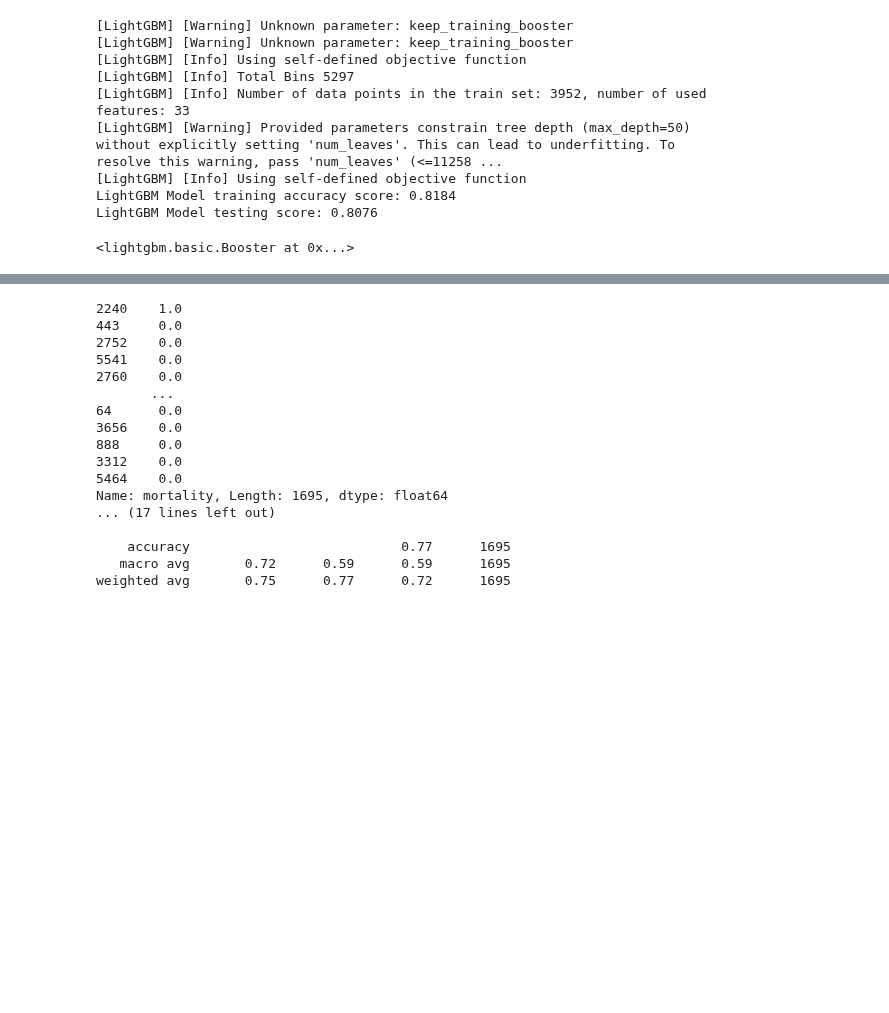
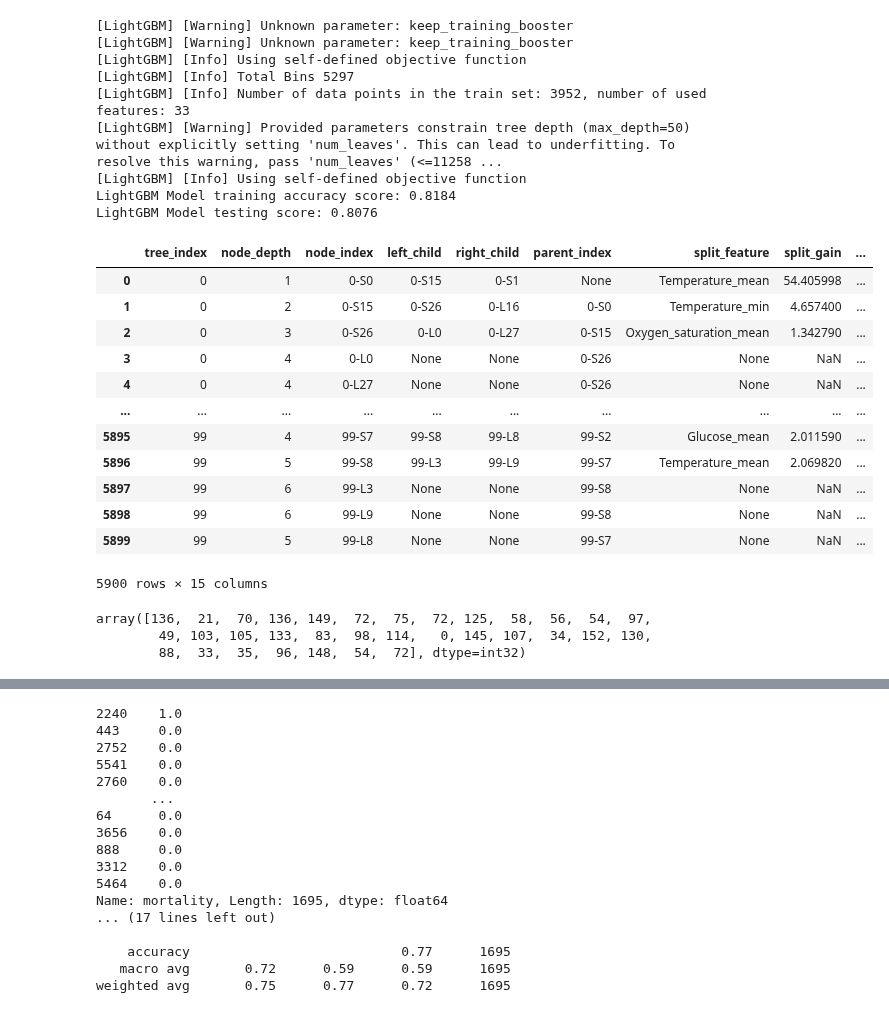
Before and after one commit to Johneinsteinwong/COMP7015_GroupProject, a Jupyter notebook: training_testing.ipynb, the cells around one changed output, grey strips where cells are left out. Drawn from its saved outputs; the diff is of its cells as text; code cells hidden in the pictures; blank space fills up the shorter version.

```diff
--- a/training_testing.ipynb
+++ b/training_testing.ipynb
@@ -279,9 +280,27 @@ filew= open("testmodel_params.txt","w")
 filew.write(str(model.params))
 filew.close()
 # %%
-model
+model.trees_to_dataframe()
 # %% [output]
+|  | tree_index | node_depth | node_index | left_child | right_child | parent_index | split_feature | split_gain | ... |
+| 0 | 0 | 1 | 0-S0 | 0-S15 | 0-S1 | None | Temperature_mean | 54.405998 | ... |
+| 1 | 0 | 2 | 0-S15 | 0-S26 | 0-L16 | 0-S0 | Temperature_min | 4.657400 | ... |
+| 2 | 0 | 3 | 0-S26 | 0-L0 | 0-L27 | 0-S15 | Oxygen_saturation_mean | 1.342790 | ... |
+| 3 | 0 | 4 | 0-L0 | None | None | 0-S26 | None | NaN | ... |
+| 4 | 0 | 4 | 0-L27 | None | None | 0-S26 | None | NaN | ... |
+| ... | ... | ... | ... | ... | ... | ... | ... | ... | ... |
+| 5895 | 99 | 4 | 99-S7 | 99-S8 | 99-L8 | 99-S2 | Glucose_mean | 2.011590 | ... |
+| 5896 | 99 | 5 | 99-S8 | 99-L3 | 99-L9 | 99-S7 | Temperature_mean | 2.069820 | ... |
+| 5897 | 99 | 6 | 99-L3 | None | None | 99-S8 | None | NaN | ... |
+| 5898 | 99 | 6 | 99-L9 | None | None | 99-S8 | None | NaN | ... |
+| 5899 | 99 | 5 | 99-L8 | None | None | 99-S7 | None | NaN | ... |
-<lightgbm.basic.Booster at 0x...>
+5900 rows × 15 columns
+# %%
+model.feature_importance()
+# %% [output]
+array([136,  21,  70, 136, 149,  72,  75,  72, 125,  58,  56,  54,  97,
+        49, 103, 105, 133,  83,  98, 114,   0, 145, 107,  34, 152, 130,
+        88,  33,  35,  96, 148,  54,  72], dtype=int32)
 # %%
 #model = lgb.Booster(model_file='lightgbm_model.txt')
 model.save_model("lightgbm_model.txt")
```
Also changed, not shown: parts of 3 cells of this notebook, 1 other file.
